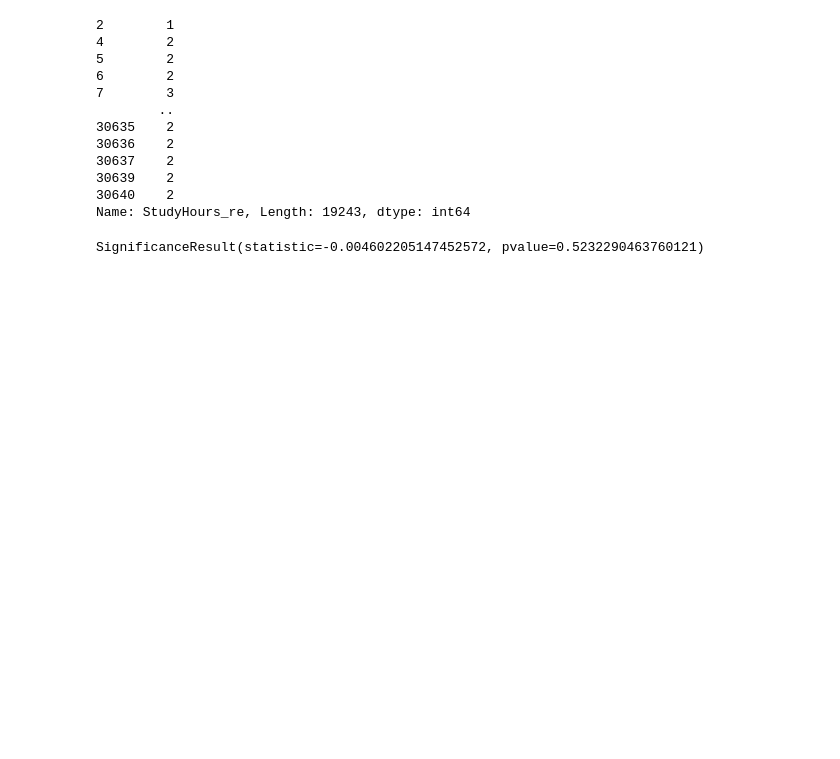
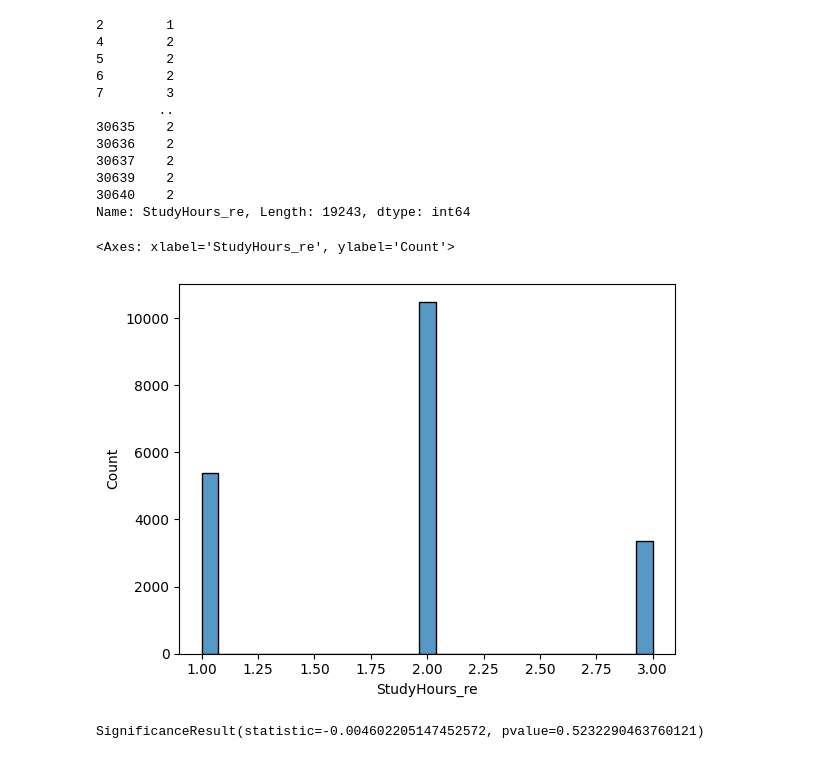
Before and after one commit to MarsCreoAbis/ProjektAiWD, a Jupyter notebook: maincode.ipynb, the cells around one changed output. Saved outputs shown, nothing was run; the diff lists cells and outputs as text; code cells hidden in the pictures; blank space fills up the shorter version.

```diff
--- a/maincode.ipynb
+++ b/maincode.ipynb
@@ -165,6 +170,11 @@ See the caveats in the documentation: https://pandas.pydata.org/pandas-docs/stab
 30639    2
 30640    2
 Name: StudyHours_re, Length: 19243, dtype: int64
+# %%
+sns.histplot(saturated['StudyHours_re'])
+# %% [output]
+<Axes: xlabel='StudyHours_re', ylabel='Count'>
+[figure, added]
 # %%
 stats.spearmanr(saturated['StudyHours_re'],saturated['PracticeSport_re'])
 # %% [output]
```
Also changed, not shown: parts of 13 cells of this notebook.
